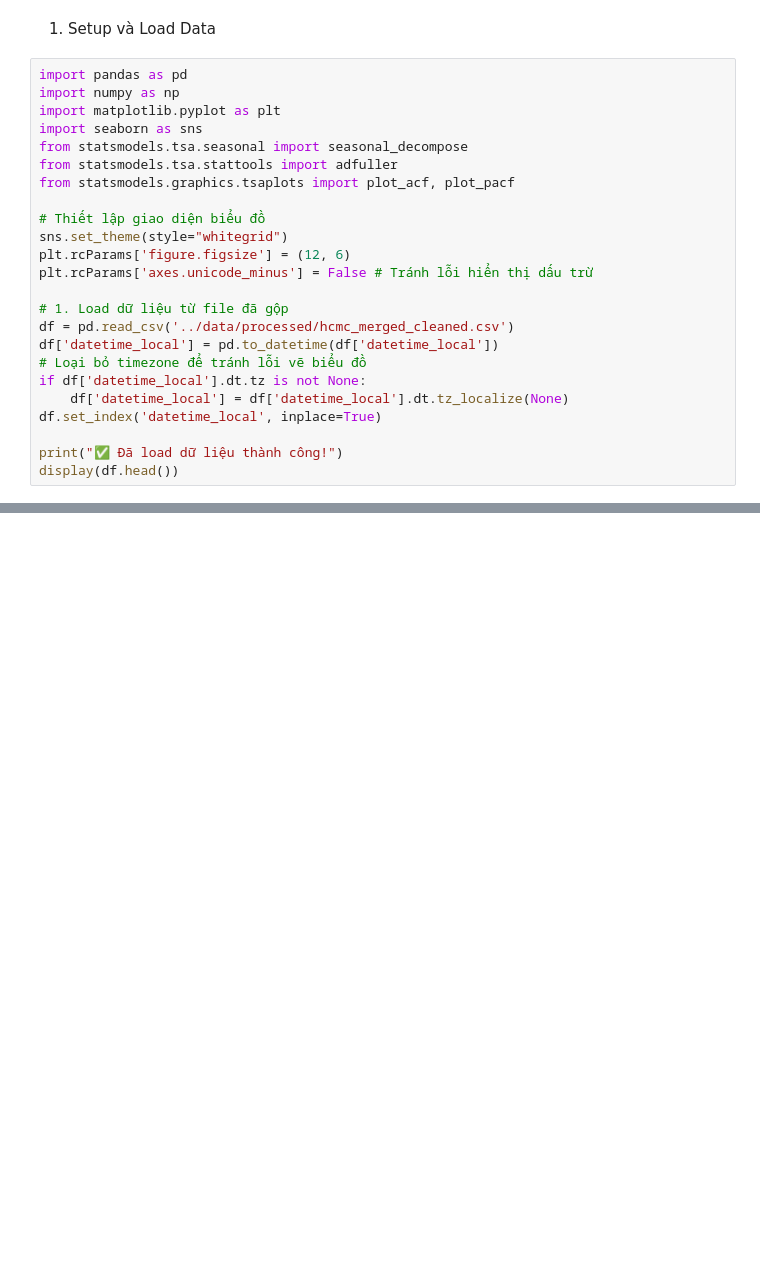
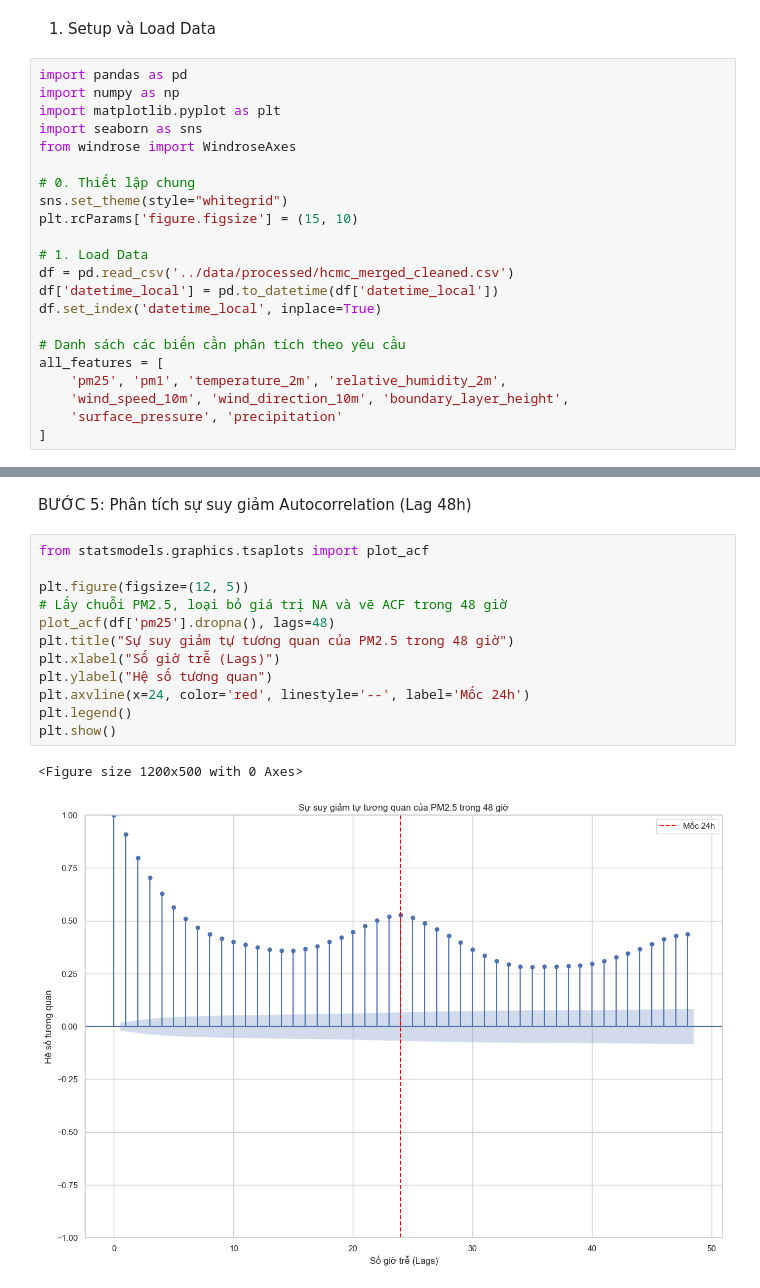
Before and after one commit to QuangDung2511/IS403_HCMC_Air_Quality, a Jupyter notebook: notebooks/2_exploratory_data_analysis.ipynb, the cells around one changed output, grey strips where cells are left out. Drawn from its saved outputs; the diff is of its cells as text; blank space fills up the shorter version.

```diff
--- a/notebooks/2_exploratory_data_analysis.ipynb
+++ b/notebooks/2_exploratory_data_analysis.ipynb
@@ -5,22 +5,20 @@ import pandas as pd
 import numpy as np
 import matplotlib.pyplot as plt
 import seaborn as sns
-from statsmodels.tsa.seasonal import seasonal_decompose
-from statsmodels.tsa.stattools import adfuller
-from statsmodels.graphics.tsaplots import plot_acf, plot_pacf
+from windrose import WindroseAxes
 
-# Thiết lập giao diện biểu đồ
+# 0. Thiết lập chung
 sns.set_theme(style="whitegrid")
-plt.rcParams['figure.figsize'] = (12, 6)
-plt.rcParams['axes.unicode_minus'] = False # Tránh lỗi hiển thị dấu trừ
+plt.rcParams['figure.figsize'] = (15, 10)
 
-# 1. Load dữ liệu từ file đã gộp
+# 1. Load Data
 df = pd.read_csv('../data/processed/hcmc_merged_cleaned.csv')
 df['datetime_local'] = pd.to_datetime(df['datetime_local'])
-# Loại bỏ timezone để tránh lỗi vẽ biểu đồ
-if df['datetime_local'].dt.tz is not None:
-    df['datetime_local'] = df['datetime_local'].dt.tz_localize(None)
 df.set_index('datetime_local', inplace=True)
 
-print("✅ Đã load dữ liệu thành công!")
-display(df.head())
+# Danh sách các biến cần phân tích theo yêu cầu
+all_features = [
+    'pm25', 'pm1', 'temperature_2m', 'relative_humidity_2m',
+    'wind_speed_10m', 'wind_direction_10m', 'boundary_layer_height',
+    'surface_pressure', 'precipitation'
+]
@@ -148,0 +98,17 @@ plt.show()
+# %% [markdown]
+BƯỚC 5: Phân tích sự suy giảm Autocorrelation (Lag 48h)
+# %%
+from statsmodels.graphics.tsaplots import plot_acf
+
+plt.figure(figsize=(12, 5))
+# Lấy chuỗi PM2.5, loại bỏ giá trị NA và vẽ ACF trong 48 giờ
+plot_acf(df['pm25'].dropna(), lags=48)
+plt.title("Sự suy giảm tự tương quan của PM2.5 trong 48 giờ")
+plt.xlabel("Số giờ trễ (Lags)")
+plt.ylabel("Hệ số tương quan")
+plt.axvline(x=24, color='red', linestyle='--', label='Mốc 24h')
+plt.legend()
+plt.show()
+# %% [output]
+<Figure size 1200x500 with 0 Axes>
+[figure, added]
```
Also changed, not shown: parts of 11 cells of this notebook.
